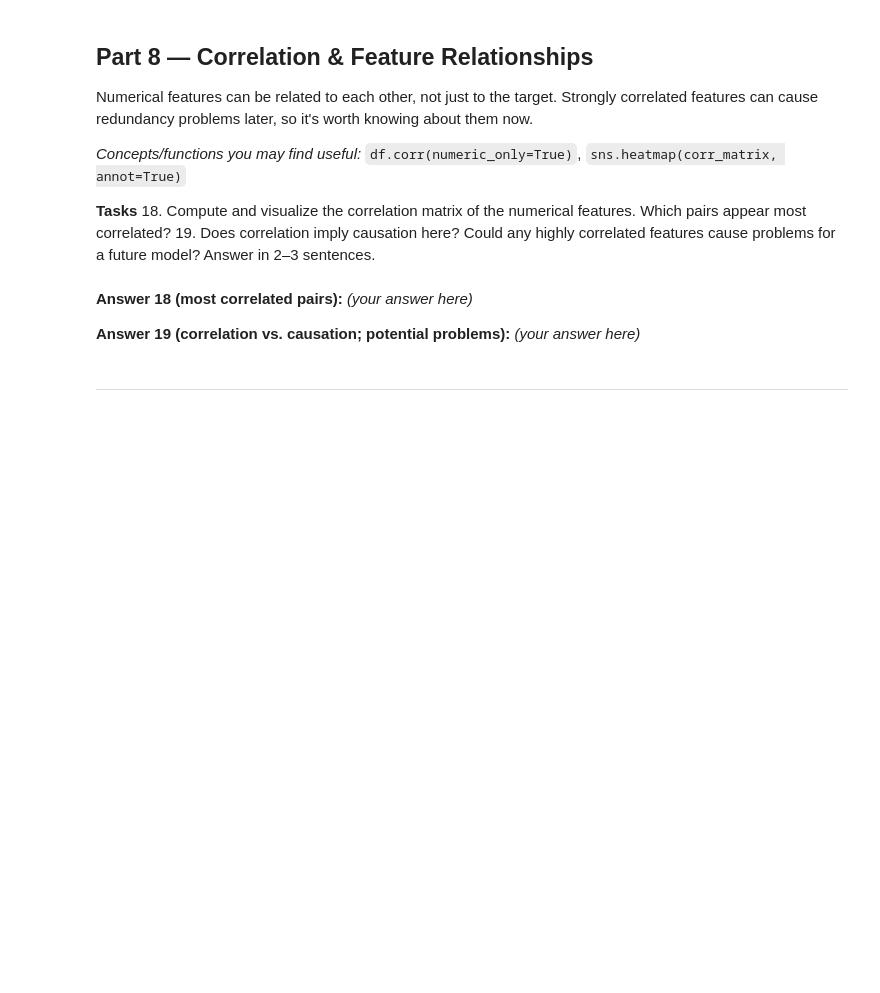
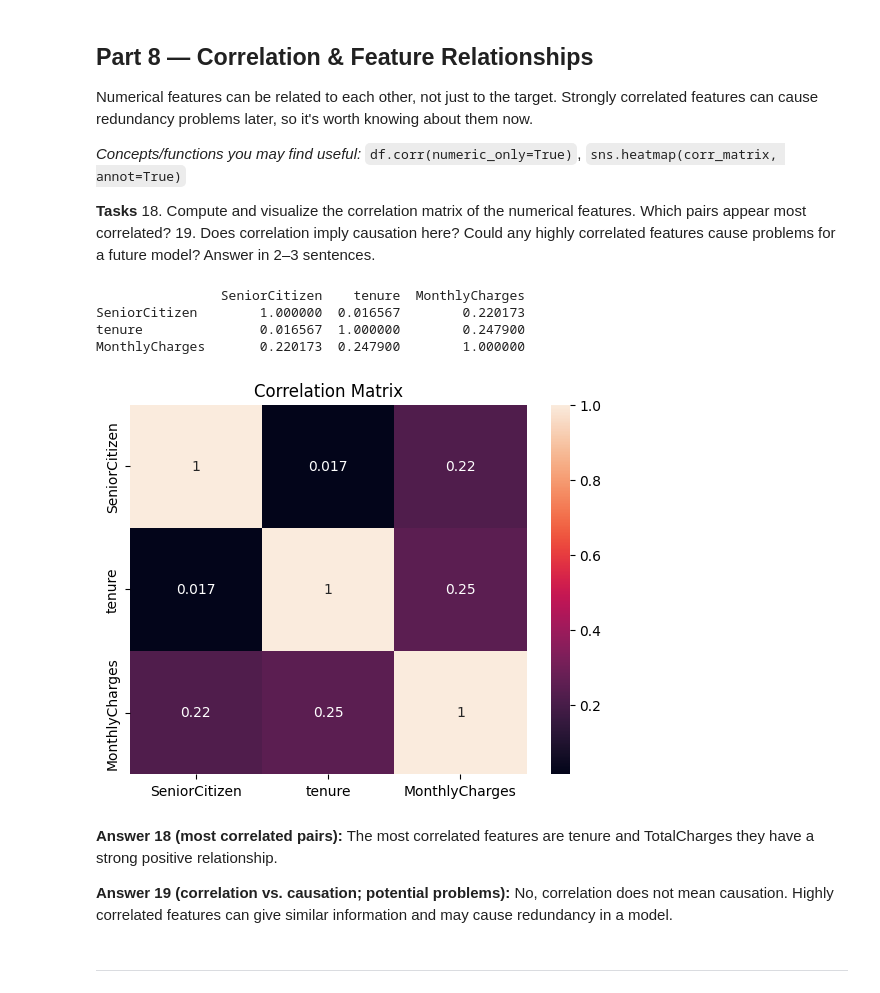
Before and after one commit to muhammadumarofficial/Python-ML_Practices, a Jupyter notebook: Lab2_Data_Cleaning_EDA_Template.ipynb, the cells around one changed output. Saved outputs shown, nothing was run; the diff lists cells and outputs as text; code cells hidden in the pictures; blank space fills up the shorter version.

```diff
--- a/Lab2_Data_Cleaning_EDA_Template.ipynb
+++ b/Lab2_Data_Cleaning_EDA_Template.ipynb
@@ -391,9 +415,25 @@ Numerical features can be related to each other, not just to the target. Strongl
-# %% [markdown]
-**Answer 18 (most correlated pairs):**
-_(your answer here)_
-
-**Answer 19 (correlation vs. causation; potential problems):**
-_(your answer here)_
+# %%
+# Task 18 — correlation matrix and heatmap
+
+corr_matrix = clean_df.corr(numeric_only=True)
+
+print(corr_matrix)
+
+sns.heatmap(corr_matrix, annot=True)
+plt.title("Correlation Matrix")
+plt.show()
+# %% [output]
+                SeniorCitizen    tenure  MonthlyCharges
+SeniorCitizen        1.000000  0.016567        0.220173
+tenure               0.016567  1.000000        0.247900
+MonthlyCharges       0.220173  0.247900        1.000000
+[figure, added]
+# %% [markdown]
+**Answer 18 (most correlated pairs):**
+The most correlated features are tenure and TotalCharges they have a strong positive relationship.
+
+**Answer 19 (correlation vs. causation; potential problems):**
+No, correlation does not mean causation. Highly correlated features can give similar information and may cause redundancy in a model.
 # %% [markdown]
 ---
 # %% [markdown]
```
Also changed, not shown: parts of 15 cells of this notebook.
